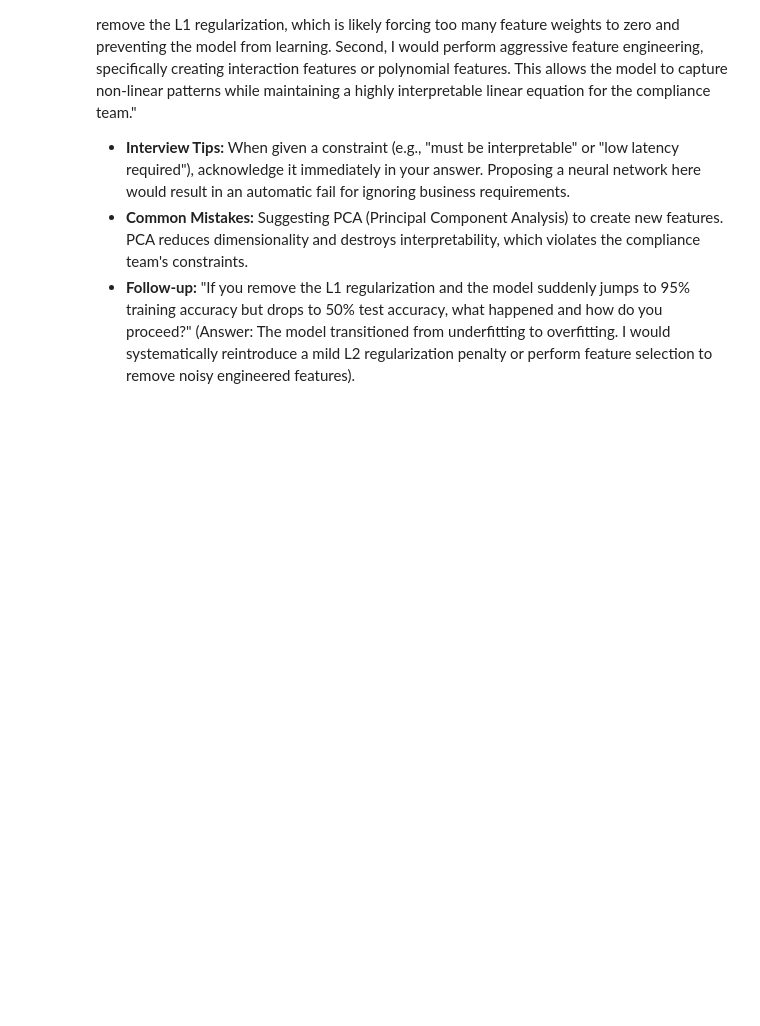
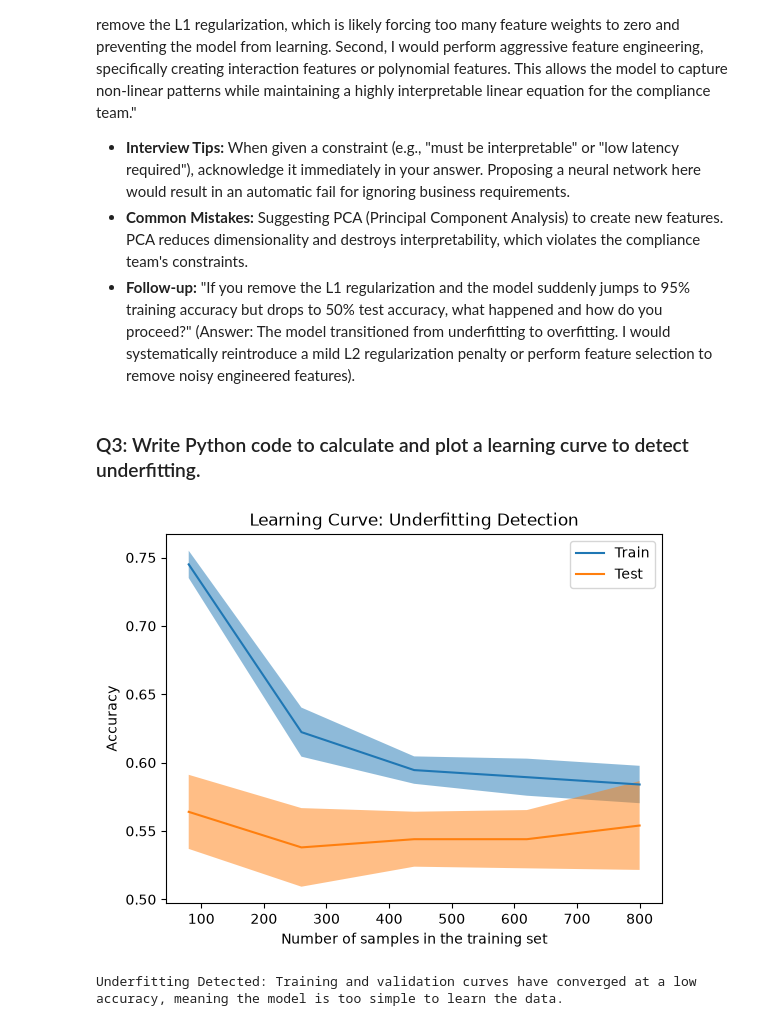
Before and after one commit to Shailya777/interview-prep, a Jupyter notebook: 03_ML_Core/21_ML_Underfitting.ipynb, the cells around one changed output. Drawn from its saved outputs; the diff is of its cells as text; code cells hidden in the pictures; blank space fills up the shorter version.

```diff
--- a/03_ML_Core/21_ML_Underfitting.ipynb
+++ b/03_ML_Core/21_ML_Underfitting.ipynb
@@ -156,3 +156,35 @@ Without changing the Logistic Regression algorithm, give me two specific ways yo
 * **Interview Tips:** When given a constraint (e.g., "must be interpretable" or "low latency required"), acknowledge it immediately in your answer. Proposing a neural network here would result in an automatic fail for ignoring business requirements.
 * **Common Mistakes:** Suggesting PCA (Principal Component Analysis) to create new features. PCA reduces dimensionality and destroys interpretability, which violates the compliance team's constraints.
 * **Follow-up:** "If you remove the L1 regularization and the model suddenly jumps to 95% training accuracy but drops to 50% test accuracy, what happened and how do you proceed?" (Answer: The model transitioned from underfitting to overfitting. I would systematically reintroduce a mild L2 regularization penalty or perform feature selection to remove noisy engineered features).
+# %% [markdown]
+### Q3: Write Python code to calculate and plot a learning curve to detect underfitting.
+# %%
+from sklearn.model_selection import learning_curve, LearningCurveDisplay
+import matplotlib.pyplot as plt
+import numpy as np
+
+# 1. Calculate the learning curve scores
+train_sizes, train_scores, val_scores = learning_curve(
+    estimator=model, X=X, y=y, cv=5, scoring='accuracy'
+)
+
+# 2. Modern Scikit-Learn Plotting (Alternative to manual plt.plot)
+display = LearningCurveDisplay(
+    train_sizes=train_sizes,
+    train_scores=train_scores,
+    test_scores=val_scores,
+    score_name='Accuracy'
+)
+display.plot()
+plt.title("Learning Curve: Underfitting Detection")
+plt.show()
+
+# 3. Calculate final mean scores to check the plateau programmatically
+train_mean = train_scores.mean(axis=1)
+val_mean = val_scores.mean(axis=1)
+
+if train_mean[-1] < 0.75 and abs(train_mean[-1] - val_mean[-1]) < 0.1:
+    print("Underfitting Detected: Training and validation curves have converged at a low accuracy, meaning the model is too simple to learn the data.")
+# %% [output]
+[figure, added]
+Underfitting Detected: Training and validation curves have converged at a low accuracy, meaning the model is too simple to learn the data.
```
Also changed, not shown: parts of 1 cell of this notebook.
